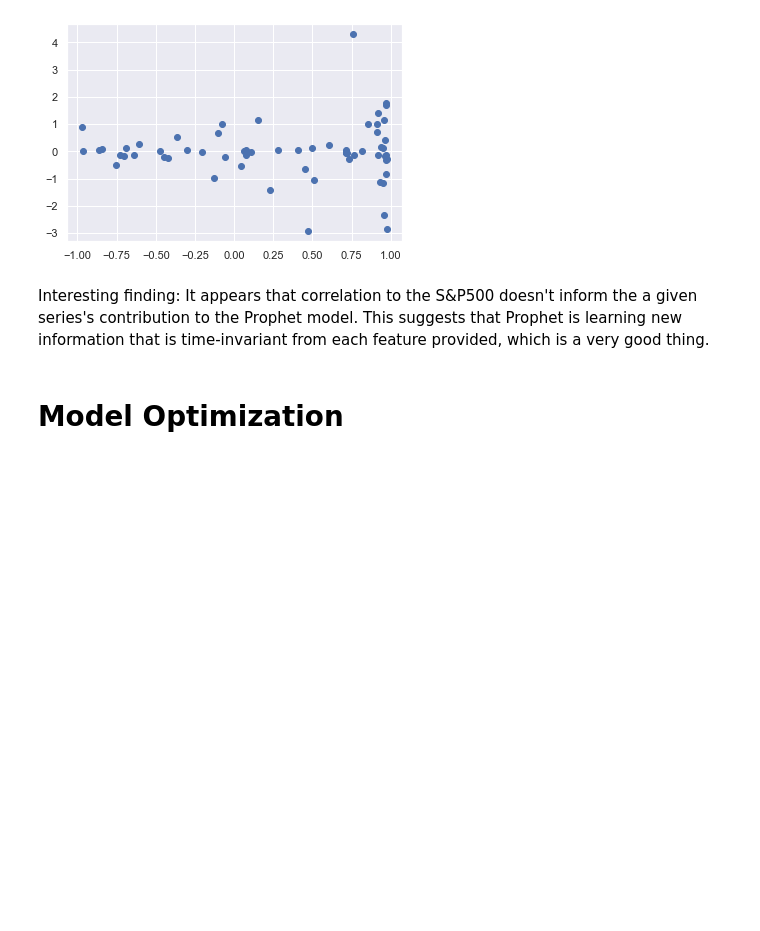
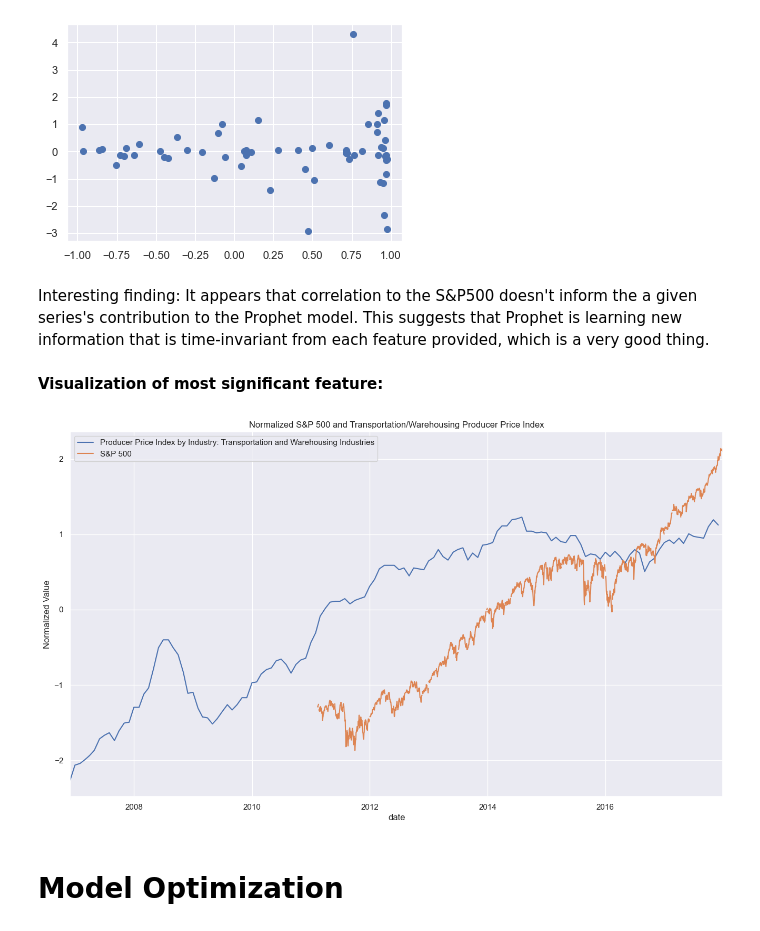
Before and after one commit to brianjhuang/datahacks-2021, a Jupyter notebook: Vulcan_TheProphets_code.ipynb, the cells around one changed output. Cells and saved outputs as stored; diff of their text form; code cells hidden in the pictures; blank space fills up the shorter version.

```diff
--- a/Vulcan_TheProphets_code.ipynb
+++ b/Vulcan_TheProphets_code.ipynb
@@ -135,6 +135,22 @@ plt.scatter(t.SP500, t.coef)
 [figure]
 # %% [markdown]
 Interesting finding: It appears that correlation to the S&P500 doesn't inform the a given series's contribution to the Prophet model. This suggests that Prophet is learning new information that is time-invariant from each feature provided, which is a very good thing.
+# %% [markdown]
+**Visualization of most significant feature:**
+# %%
+fig, ax = plt.subplots(figsize=(16, 9))
+PPU = observations.query("""series_id == 'PCUATRNWRATRNWR'""")
+PPU.set_index(pd.to_datetime(PPU['date']), inplace=True)
+target = observations.query("""series_id == 'SP500'""")
+target.set_index(pd.to_datetime(target['date']), inplace=True)
+normalize(PPU['value']).plot(ax=ax, label="Producer Price Index by Industry: Transportation and Warehousing Industries")
+normalize(target['value']).plot(ax=ax, label="S&P 500")
+ax.legend(loc='upper left')
+ax.set_ylabel("Normalized Value")
+ax.set_title("Normalized S&P 500 and Transportation/Warehousing Producer Price Index")
+plt.show()
+# %% [output]
+[figure, added]
 # %% [markdown]
 # Model Optimization
 # %% [markdown]
```
Also changed, not shown: 1 other file.
